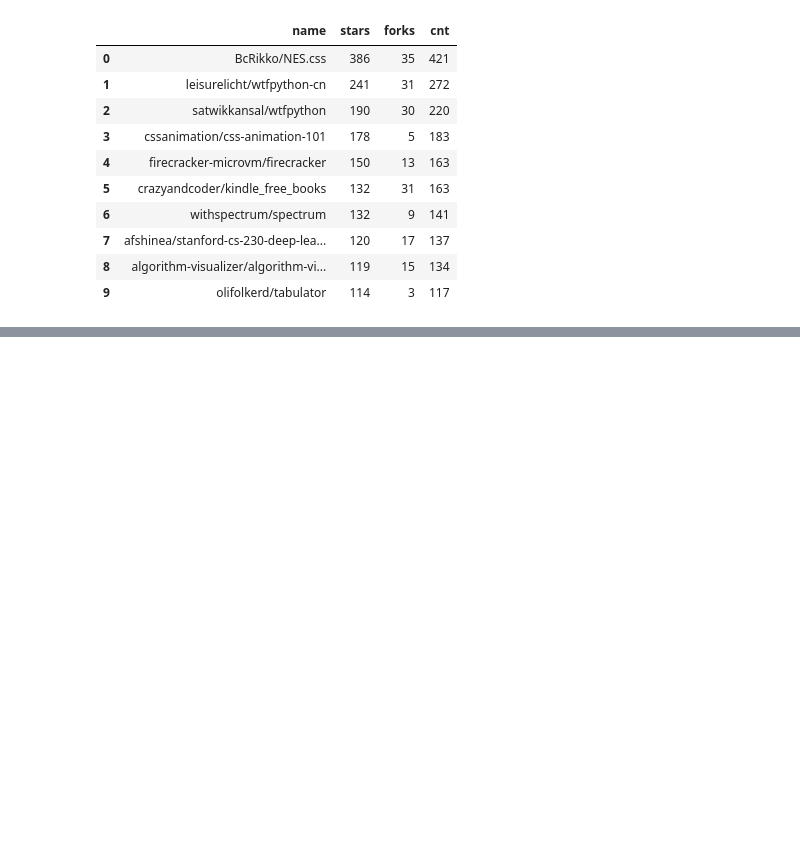
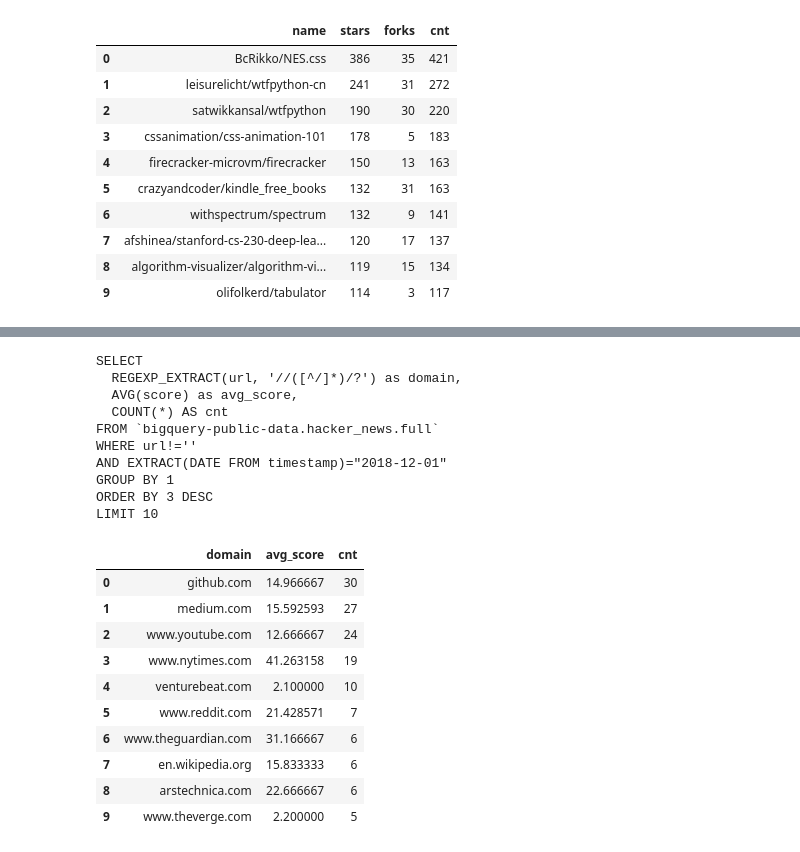
Before and after one commit to tuanavu/airflow-tutorial, a Jupyter notebook: notebooks/gcloud-example/github-trend-analysis.ipynb, the cells around one changed output, grey strips where cells are left out. Saved outputs shown, nothing was run; the diff lists cells and outputs as text; code cells hidden in the pictures; blank space fills up the shorter version.

```diff
--- a/notebooks/gcloud-example/github-trend-analysis.ipynb
+++ b/notebooks/gcloud-example/github-trend-analysis.ipynb
@@ -134,0 +144,40 @@ LIMIT 10
+# %%
+query = """
+SELECT
+  REGEXP_EXTRACT(url, '//([^/]*)/?') as domain,
+  AVG(score) as avg_score,
+  COUNT(*) AS cnt
+FROM `bigquery-public-data.hacker_news.full`
+WHERE url!=''
+AND EXTRACT(DATE FROM timestamp)="{0}"
+GROUP BY 1
+ORDER BY 3 DESC
+LIMIT 10
+""".format(process_date)
+
+print (query)
+
+df = pd.read_gbq(query, project_id=project_id, dialect='standard')
+df.head(20)
+# %% [output]
+SELECT
+  REGEXP_EXTRACT(url, '//([^/]*)/?') as domain,
+  AVG(score) as avg_score,
+  COUNT(*) AS cnt
+FROM `bigquery-public-data.hacker_news.full`
+WHERE url!=''
+AND EXTRACT(DATE FROM timestamp)="2018-12-01"
+GROUP BY 1
+ORDER BY 3 DESC
+LIMIT 10
+|  | domain | avg_score | cnt |
+| 0 | github.com | 14.966667 | 30 |
+| 1 | medium.com | 15.592593 | 27 |
+| 2 | www.youtube.com | 12.666667 | 24 |
+| 3 | www.nytimes.com | 41.263158 | 19 |
+| 4 | venturebeat.com | 2.100000 | 10 |
+| 5 | www.reddit.com | 21.428571 | 7 |
+| 6 | www.theguardian.com | 31.166667 | 6 |
+| 7 | en.wikipedia.org | 15.833333 | 6 |
+| 8 | arstechnica.com | 22.666667 | 6 |
+| 9 | www.theverge.com | 2.200000 | 5 |
```
Also changed, not shown: parts of 23 cells of this notebook.
